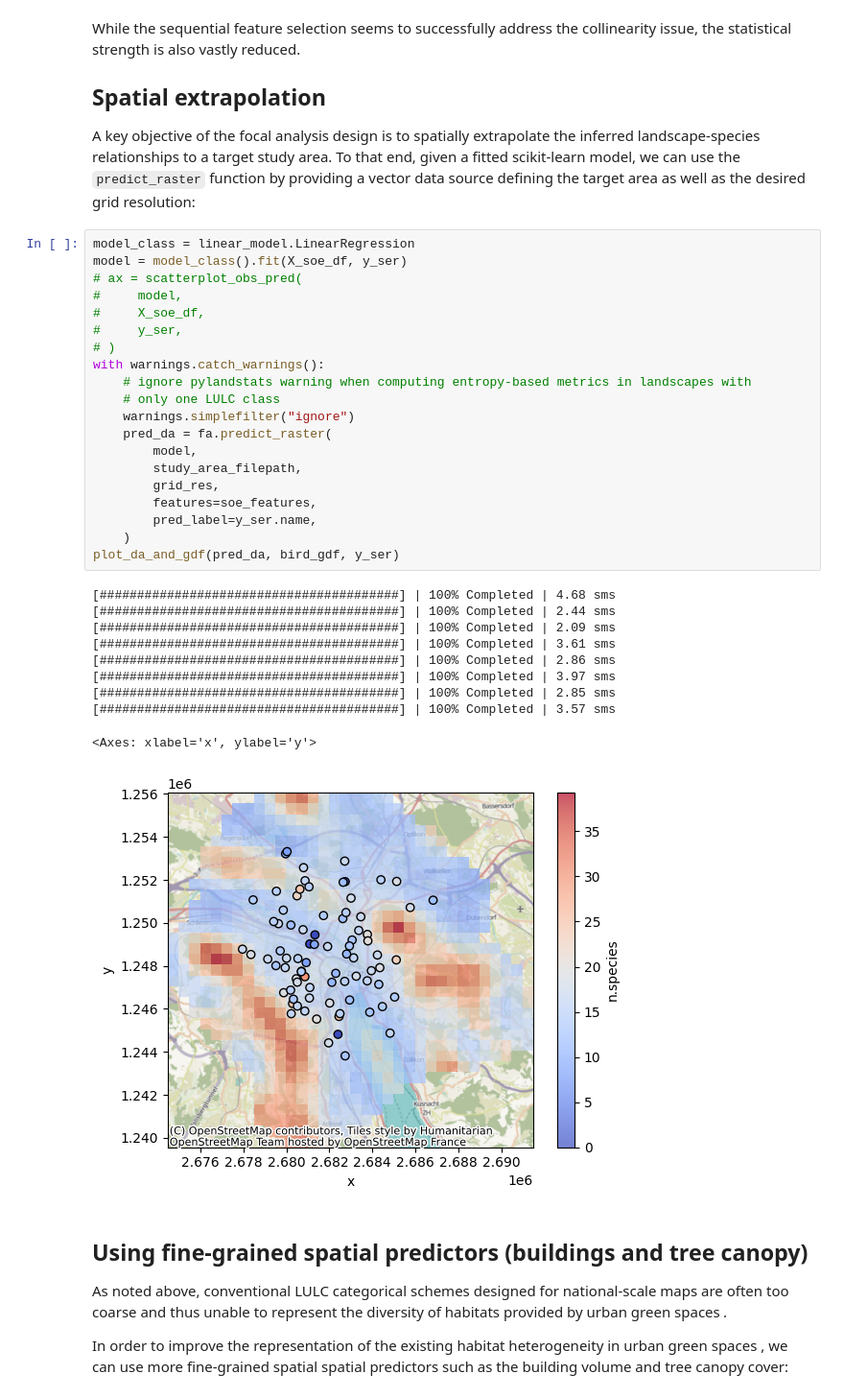
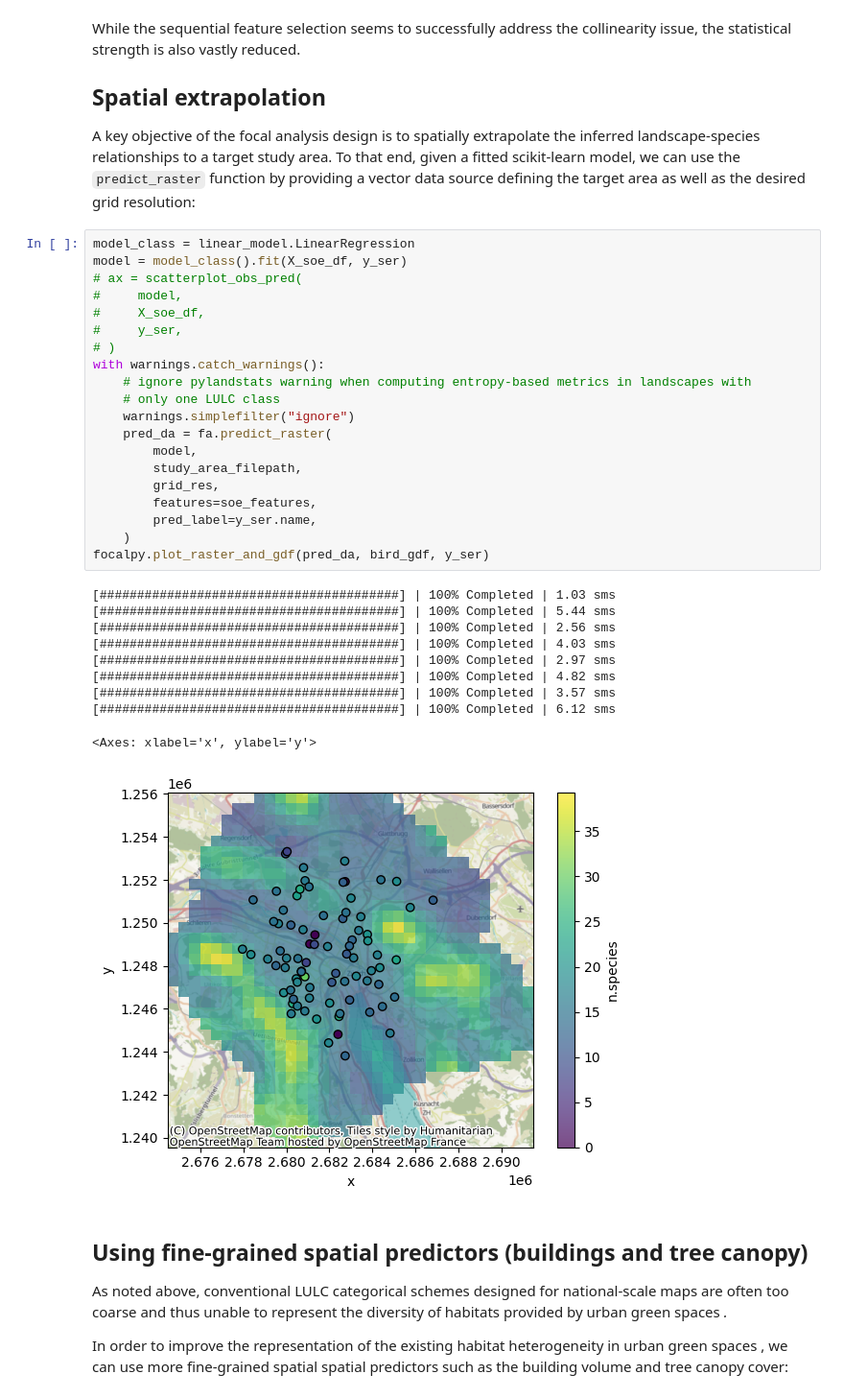
Before and after one commit to martibosch/focalpy, a Jupyter notebook: docs/user-guide/landscape-species-inference.ipynb, the cells around one changed output. Shown at 96% size. Drawn from its saved outputs; the diff is of its cells as text.

```diff
--- a/docs/user-guide/landscape-species-inference.ipynb
+++ b/docs/user-guide/landscape-species-inference.ipynb
@@ -226,34 +208,34 @@ A key objective of the focal analysis design is to spatially extrapolate the inf
 # %%
 model_class = linear_model.LinearRegression
 model = model_class().fit(X_soe_df, y_ser)
 # ax = scatterplot_obs_pred(
 #     model,
 #     X_soe_df,
 #     y_ser,
 # )
 with warnings.catch_warnings():
     # ignore pylandstats warning when computing entropy-based metrics in landscapes with
     # only one LULC class
     warnings.simplefilter("ignore")
     pred_da = fa.predict_raster(
         model,
         study_area_filepath,
         grid_res,
         features=soe_features,
         pred_label=y_ser.name,
     )
-plot_da_and_gdf(pred_da, bird_gdf, y_ser)
+focalpy.plot_raster_and_gdf(pred_da, bird_gdf, y_ser)
 # %% [output]
-[########################################] | 100% Completed | 4.68 sms
-[########################################] | 100% Completed | 2.44 sms
-[########################################] | 100% Completed | 2.09 sms
-[########################################] | 100% Completed | 3.61 sms
-[########################################] | 100% Completed | 2.86 sms
-[########################################] | 100% Completed | 3.97 sms
-[########################################] | 100% Completed | 2.85 sms
+[########################################] | 100% Completed | 1.03 sms
+[########################################] | 100% Completed | 5.44 sms
+[########################################] | 100% Completed | 2.56 sms
+[########################################] | 100% Completed | 4.03 sms
+[########################################] | 100% Completed | 2.97 sms
+[########################################] | 100% Completed | 4.82 sms
 [########################################] | 100% Completed | 3.57 sms
+[########################################] | 100% Completed | 6.12 sms
 <Axes: xlabel='x', ylabel='y'>
-[figure, old version]
+[figure, new version]
 # %% [markdown]
 ## Using fine-grained spatial predictors (buildings and tree canopy)
 
```
Also changed, not shown: parts of 10 cells of this notebook, 6 other files.
